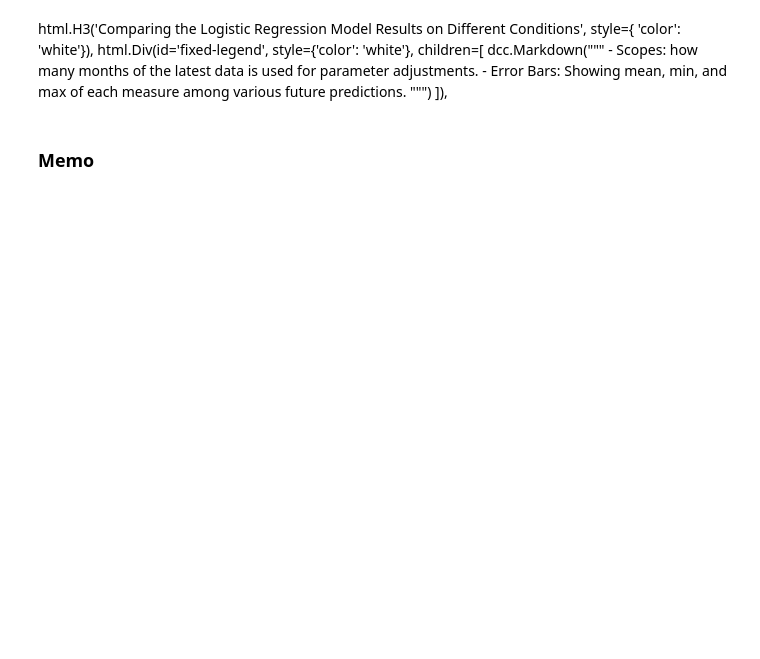
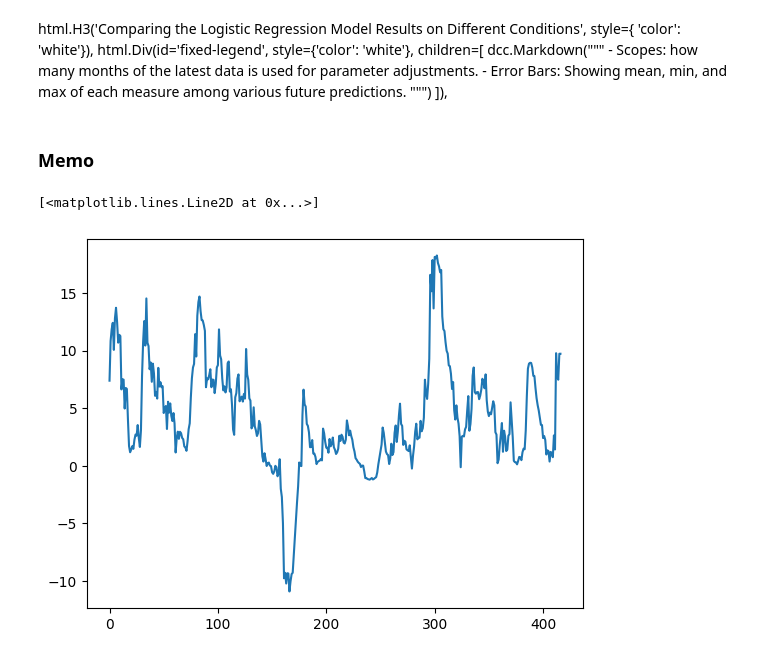
Before and after one commit to RanArino/Course_Projects, a Jupyter notebook: BDM500_PredictiveAnalysis/Projects/ML_Codes.ipynb, the cells around one changed output. Cells and saved outputs as stored; diff of their text form; code cells hidden in the pictures; blank space fills up the shorter version.

```diff
--- a/BDM500_PredictiveAnalysis/Projects/ML_Codes.ipynb
+++ b/BDM500_PredictiveAnalysis/Projects/ML_Codes.ipynb
@@ -232,6 +239,12 @@ html.H3('Comparing the Logistic Regression Model Results on Different Conditions
     ]),
 # %% [markdown]
 ### Memo
+# %%
+# how the coefficient of the first parameter (CSENT) changed over time
+plt.plot(PA.results['LinR']['1FP']['1MA_1SC']['theta'][:, 0])
+# %% [output]
+[<matplotlib.lines.Line2D at 0x...>]
+[figure, added]
 # %%
 import dash
 from dash import Dash, html, dcc, Input, Output, State, ctx
```
Also changed, not shown: parts of 3 cells of this notebook.
